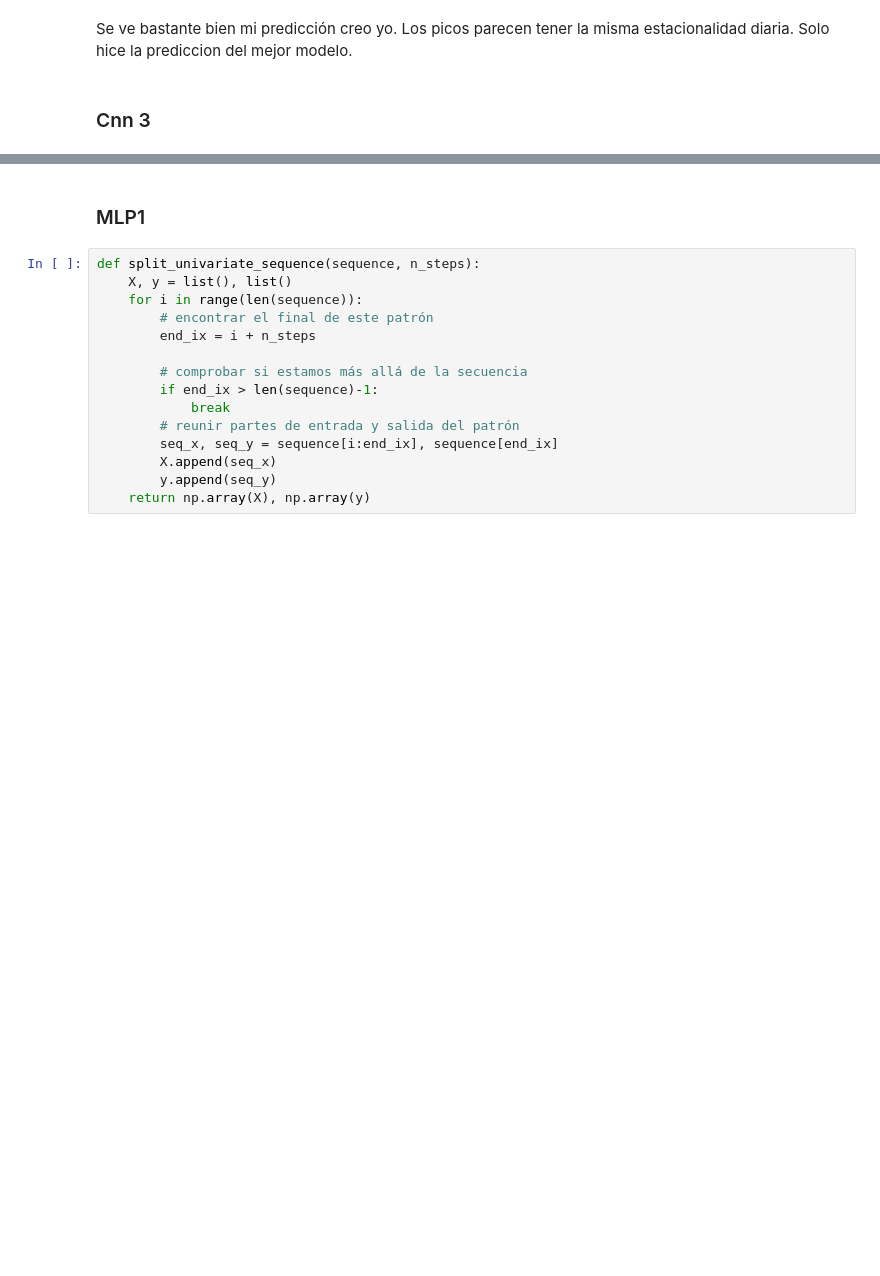
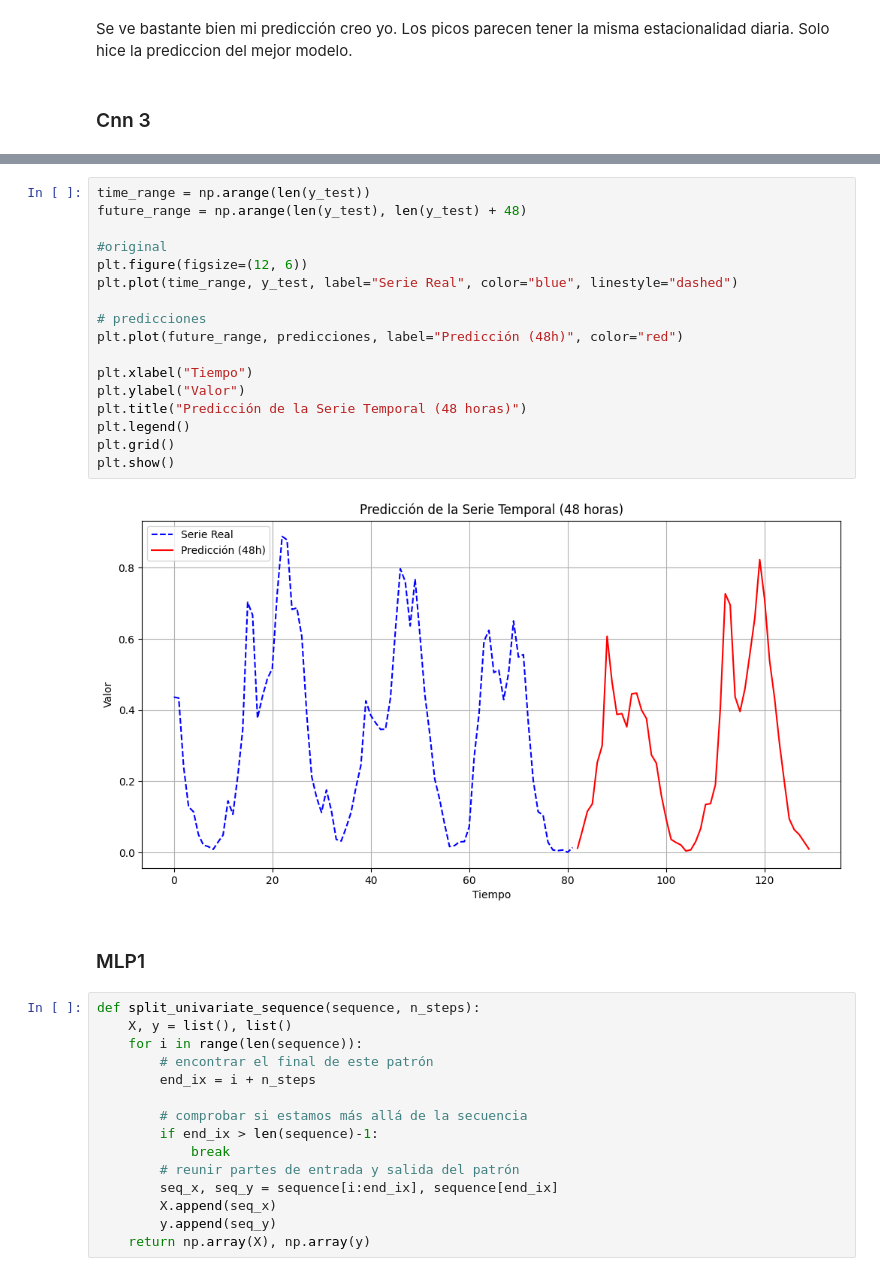
Before and after one commit to Maria-Paula-PR/SeriesTemporales_RedesNeuronales, a Jupyter notebook: df_h143.ipynb, the cells around one changed output, grey strips where cells are left out. Drawn from its saved outputs; the diff is of its cells as text; blank space fills up the shorter version.

```diff
--- a/df_h143.ipynb
+++ b/df_h143.ipynb
@@ -767,3 +951,22 @@ plt.show()
+# %%
+time_range = np.arange(len(y_test))
+future_range = np.arange(len(y_test), len(y_test) + 48)
+
+#original
+plt.figure(figsize=(12, 6))
+plt.plot(time_range, y_test, label="Serie Real", color="blue", linestyle="dashed")
+
+# predicciones
+plt.plot(future_range, predicciones, label="Predicción (48h)", color="red")
+
+plt.xlabel("Tiempo")
+plt.ylabel("Valor")
+plt.title("Predicción de la Serie Temporal (48 horas)")
+plt.legend()
+plt.grid()
+plt.show()
+# %% [output]
+[figure, added]
 # %% [markdown]
 ### MLP1
 # %%
```
Also changed, not shown: parts of 86 cells of this notebook.
